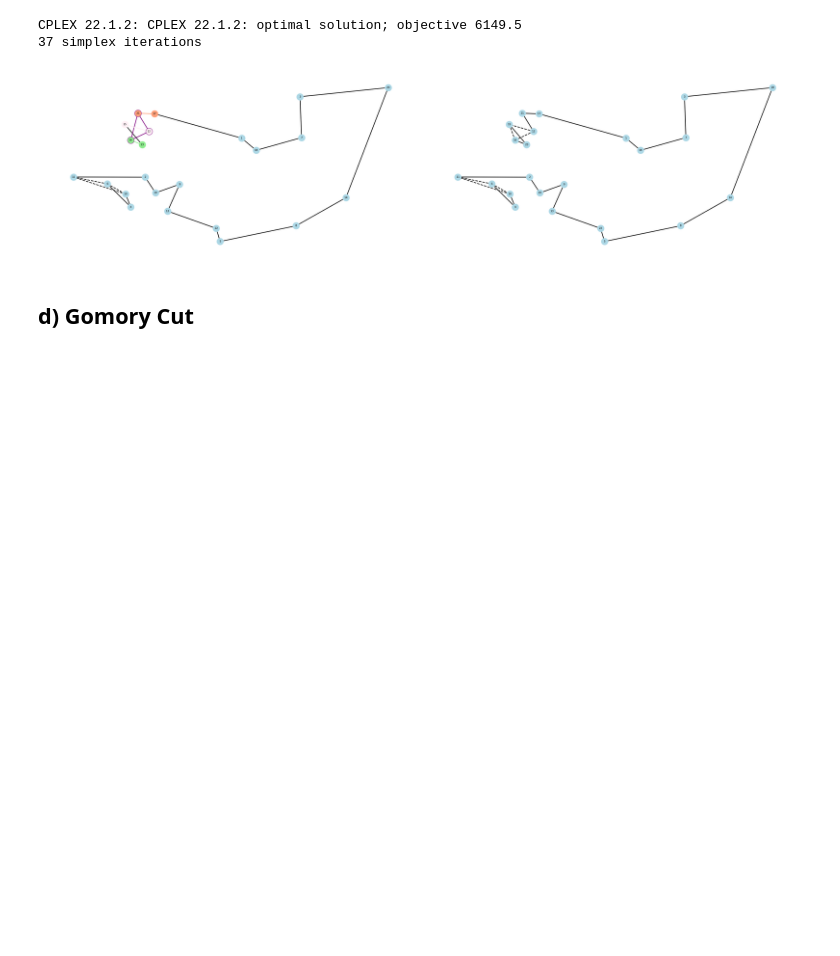
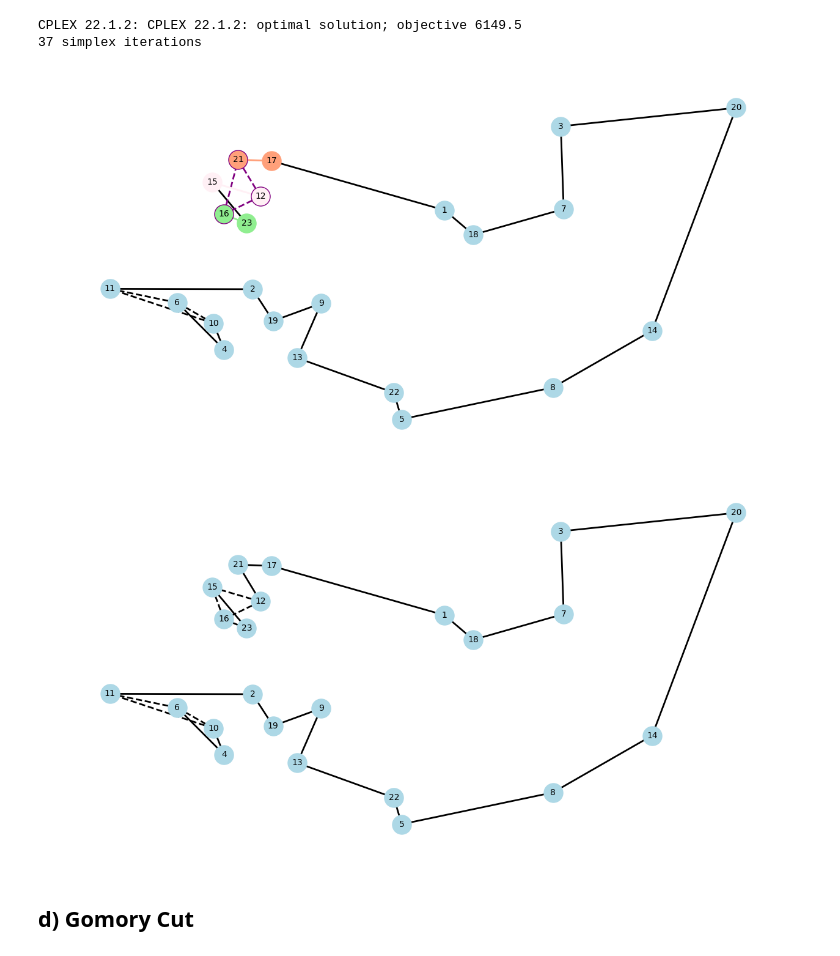
Before and after one commit to Diviloper/MESIO, a Jupyter notebook: mmio/tsp/lower_bounds.ipynb, the cells around one changed output. Cells and saved outputs as stored; diff of their text form; code cells hidden in the pictures; blank space fills up the shorter version.

```diff
--- a/mmio/tsp/lower_bounds.ipynb
+++ b/mmio/tsp/lower_bounds.ipynb
@@ -288,51 +290,51 @@ summary_data.append(summary_entry("2-Matching Cut 2", match_2_arcs, match_2_cost
 CPLEX 22.1.2: CPLEX 22.1.2: optimal solution; objective 6149.5
 37 simplex iterations
 # %%
-match_2_fig, match_2_axes = plt.subplots(1, 2, figsize=(32, 8))
+match_2_fig_pre = plt.figure(figsize=(16, 8))
 paint_graph(
     match_arcs,
-    axes=match_2_axes[0],
     personalized_arcs={
         (12, 16): {
             "edge_color": "purple",
-            "style": "solid" if lr_arcs[(12, 16)].is_integer() else "dashed",
+            "style": "solid" if match_arcs[(12, 16)].is_integer() else "dashed",
         },
         (12, 21): {
             "edge_color": "purple",
-            "style": "solid" if lr_arcs[(12, 21)].is_integer() else "dashed",
+            "style": "solid" if match_arcs[(12, 21)].is_integer() else "dashed",
         },
         (16, 21): {
             "edge_color": "purple",
-            "style": "solid" if lr_arcs[(16, 21)].is_integer() else "dashed",
+            "style": "solid" if match_arcs[(16, 21)].is_integer() else "dashed",
         },
         (12, 15): {
             "edge_color": "lavenderblush",
-            "style": "solid" if lr_arcs[(12, 15)].is_integer() else "dashed",
+            "style": "solid" if match_arcs[(12, 15)].is_integer() else "dashed",
         },
         (16, 23): {
             "edge_color": "lightgreen",
-            "style": "solid" if lr_arcs[(16, 23)].is_integer() else "dashed",
+            "style": "solid" if match_arcs[(16, 23)].is_integer() else "dashed",
         },
         (17, 21): {
             "edge_color": "lightsalmon",
-            "style": "solid" if lr_arcs[(17, 21)].is_integer() else "dashed",
+            "style": "solid" if match_arcs[(17, 21)].is_integer() else "dashed",
         },
     },
     personalized_nodes={
         12: {"node_color": "lavenderblush", "edgecolors": "purple"},
         16: {"node_color": "lightgreen", "edgecolors": "purple"},
         21: {"node_color": "lightsalmon", "edgecolors": "purple"},
         15: {"node_color": "lavenderblush"},
         23: {"node_color": "lightgreen"},
         17: {"node_color": "lightsalmon"},
     }
 )
-paint_graph(match_2_arcs, axes=match_2_axes[1])
-plt.tight_layout()
-
-match_2_fig.savefig("images/match_2.png", dpi=400)
+match_2_fig_pre.savefig("images/match_2_pre.png", dpi=400, bbox_inches='tight')
+match_2_fig_post = plt.figure(figsize=(16, 8))
+paint_graph(match_2_arcs)
+match_2_fig_post.savefig("images/match_2_post.png", dpi=400, bbox_inches='tight')
 # %% [output]
-[figure, old version]
+[figure, new version]
+[figure, added]
 # %% [markdown]
 ## d) Gomory Cut
 # %%
```
Also changed, not shown: parts of 13 cells of this notebook, 22 other files.
